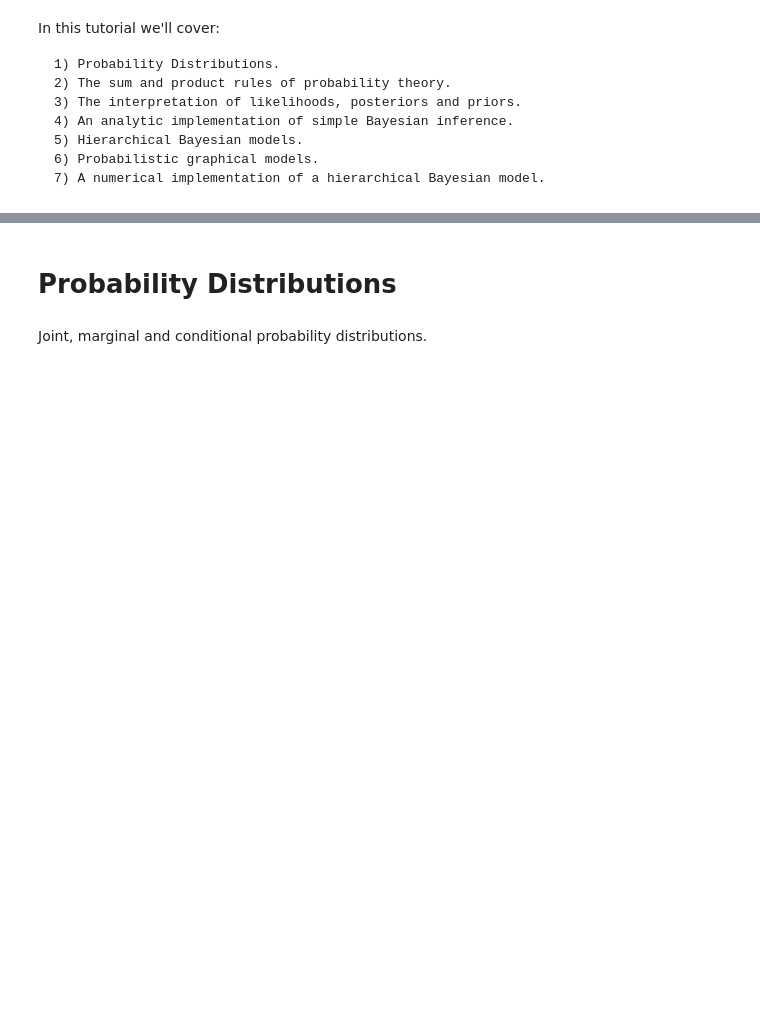
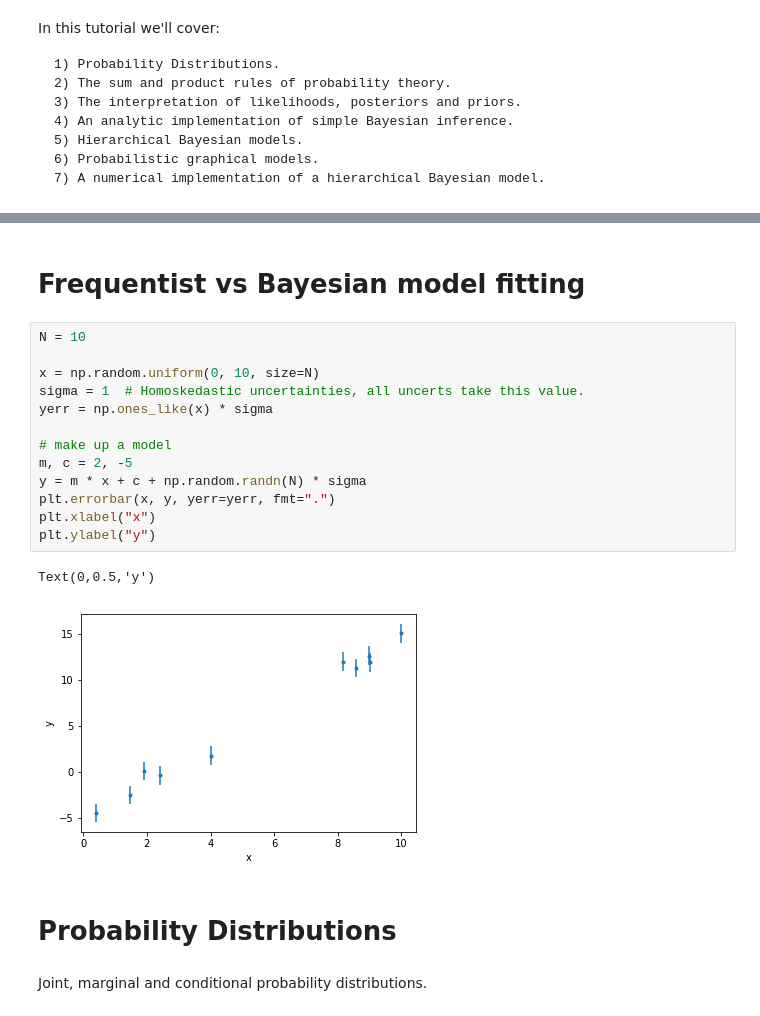
Before and after one commit to RuthAngus/Probabilistic-inference-tutorial, a Jupyter notebook: Bayesian_inference_tutorial.ipynb, the cells around one changed output, grey strips where cells are left out. Saved outputs shown, nothing was run; the diff lists cells and outputs as text; blank space fills up the shorter version.

```diff
--- a/Bayesian_inference_tutorial.ipynb
+++ b/Bayesian_inference_tutorial.ipynb
@@ -13,3 +30,21 @@ In this tutorial we'll cover:
+# %% [markdown]
+# Frequentist vs Bayesian model fitting
+# %%
+N = 10
+
+x = np.random.uniform(0, 10, size=N)
+sigma = 1  # Homoskedastic uncertainties, all uncerts take this value.
+yerr = np.ones_like(x) * sigma
+
+# make up a model
+m, c = 2, -5
+y = m * x + c + np.random.randn(N) * sigma
+plt.errorbar(x, y, yerr=yerr, fmt=".")
+plt.xlabel("x")
+plt.ylabel("y")
+# %% [output]
+Text(0,0.5,'y')
+[figure, added]
 # %% [markdown]
 # Probability Distributions
 # %% [markdown]
```
Also changed, not shown: parts of 70 cells of this notebook.
